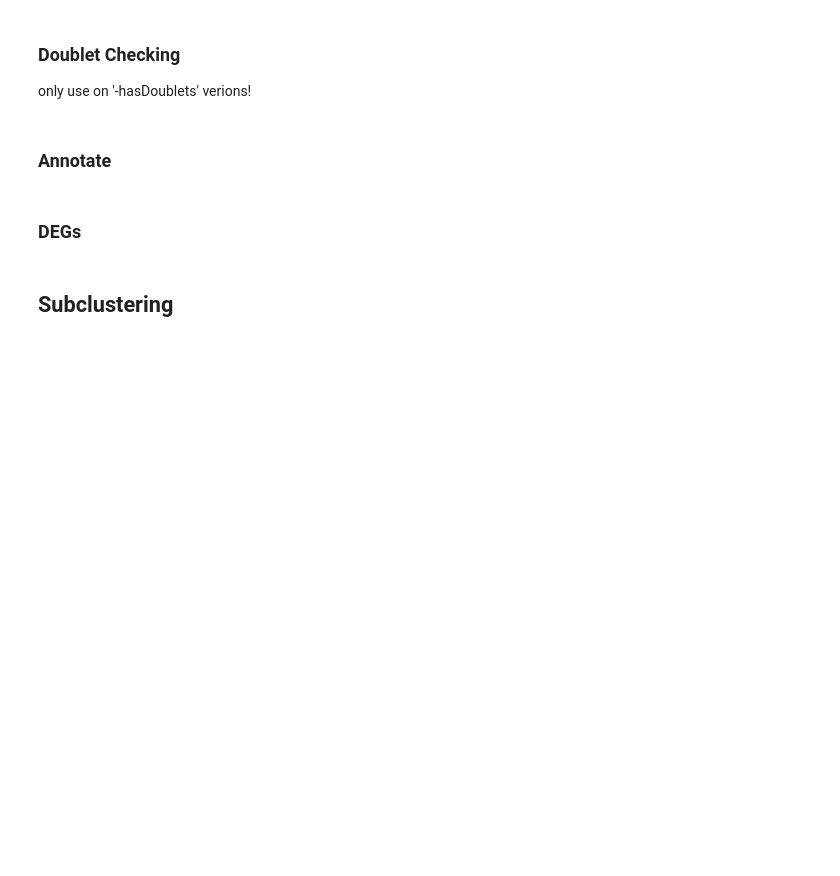
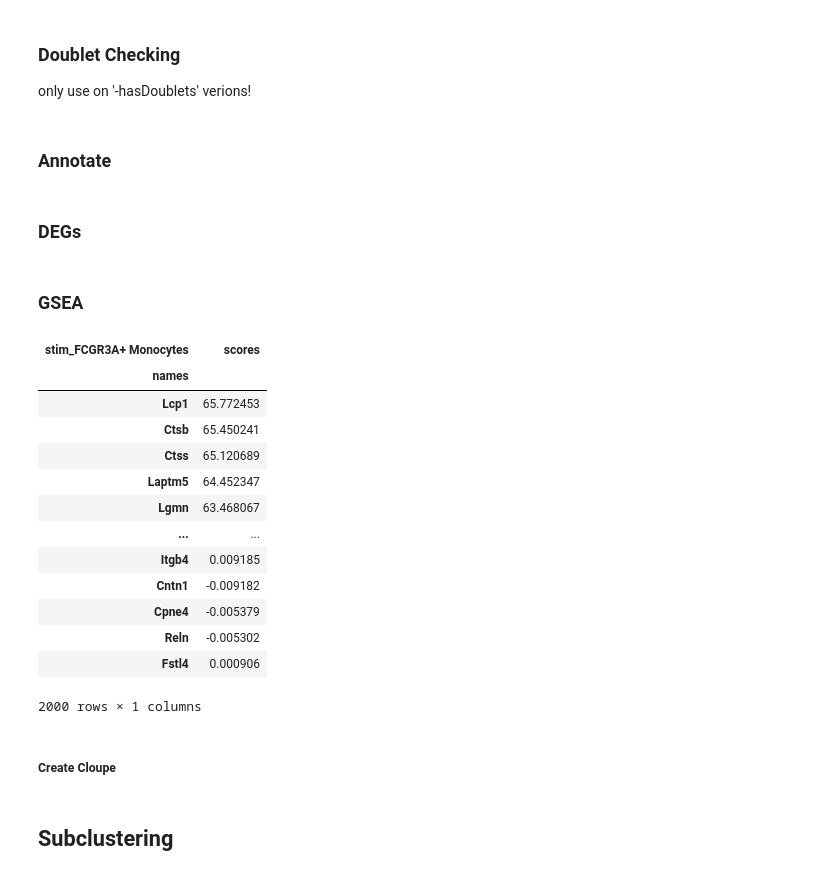
Before and after one commit to ethanhung11/snRNAseq_analysis, a Jupyter notebook: src/Python/pipeline.ipynb, the cells around one changed output. Saved outputs shown, nothing was run; the diff lists cells and outputs as text; code cells hidden in the pictures; blank space fills up the shorter version.

```diff
--- a/src/Python/pipeline.ipynb
+++ b/src/Python/pipeline.ipynb
@@ -297,7 +323,7 @@ gene_groups[gene_groups.group == '0'].head(20)
 # %% [markdown]
 ### Annotate
 # %%
-remap = False
+remap = True
 
 if remap is True:
     mapping = {
@@ -320,10 +346,6 @@ if remap is True:
 
 for obsm in ["X_umap", "LocalMAP"]:
     f,axs = plt.subplots(1,3,figsize=(20,5),layout='constrained')
-    sc.pl.embedding(adata, basis=obsm, color=['leiden'], ax=axs[0], show=False, palette=color_gen(adata.obs["leiden"]))
-    sc.pl.embedding(adata, basis=obsm, color = ['cell_type'], ax=axs[1], show=False, palette=color_gen(adata.obs['cell_type']))
-    sc.pl.embedding(adata, basis=obsm, color = ['Groups'], ax=axs[2], show=False, palette=color_gen(adata.obs['Groups']), alpha=0.5)
-
-f = plt.figure(figsize=(8,12),layout="constrained")
-markers = ["Adipoq", "Pdgfra", "Upk3b", "Cdh5", "Rgs5", "Adgre1", "Flt3", "Cpa3", "Skap1", "Igkc"]
-cluster_violinplot(adata, markers, "cell_type", f)
+    sc.pl.embedding(adata, basis=obsm, color=['leiden'], ax=axs[0], show=False, palette=color_gen(adata.obs["leiden"]).to_list())
+    sc.pl.embedding(adata, basis=obsm, color = ['cell_type'], ax=axs[1], show=False, palette=color_gen(adata.obs['cell_type']).to_list())
+    sc.pl.embedding(adata, basis=obsm, color = ['Groups'], ax=axs[2], show=False, palette=color_gen(adata.obs['Groups']).to_list(), alpha=0.5)
@@ -366,3 +414,35 @@ df[df["names"] == marker_of_interest]
 
 celltype_of_interest = "Adipocyte"
 df[df["group"] == celltype_of_interest].head(50)
+# %% [markdown]
+### GSEA
+# %%
+scores = (
+    # Get dataframe of DE results for condition vs. rest
+    sc.get.rank_genes_groups_df(adata, group='Macrophage', key='de_all')
+    # Subset to highly variable genes
+    .set_index("names")
+    .loc[adata.var["highly_variable"]]
+    # Sort by absolute score
+    .sort_values("scores", key=np.abs, ascending=False)[
+        # Format for decoupler
+        ["scores"]
+    ]
+    .rename_axis(["stim_FCGR3A+ Monocytes"], axis=1)
+)
+scores
+# %% [output]
+| stim_FCGR3A+ Monocytes | scores |
+| names |  |
+| Lcp1 | 65.772453 |
+| Ctsb | 65.450241 |
+| Ctss | 65.120689 |
+| Laptm5 | 64.452347 |
+| Lgmn | 63.468067 |
+| ... | ... |
+| Itgb4 | 0.009185 |
+| Cntn1 | -0.009182 |
+| Cpne4 | -0.005379 |
+| Reln | -0.005302 |
+| Fstl4 | 0.000906 |
+2000 rows × 1 columns
@@ -371,3 +481,5 @@ df[df["group"] == celltype_of_interest].head(50)
 annotation = "scDF-seuratV3-harmony-leiden_1.0"
 adata.write(os.path.join(DATADIR,'processed',study,'py',
                                   '3_annotated', f'{annotation}.h5ad'))
+# %% [markdown]
+##### Create Cloupe
```
Also changed, not shown: parts of 70 cells of this notebook, 6 other files.
